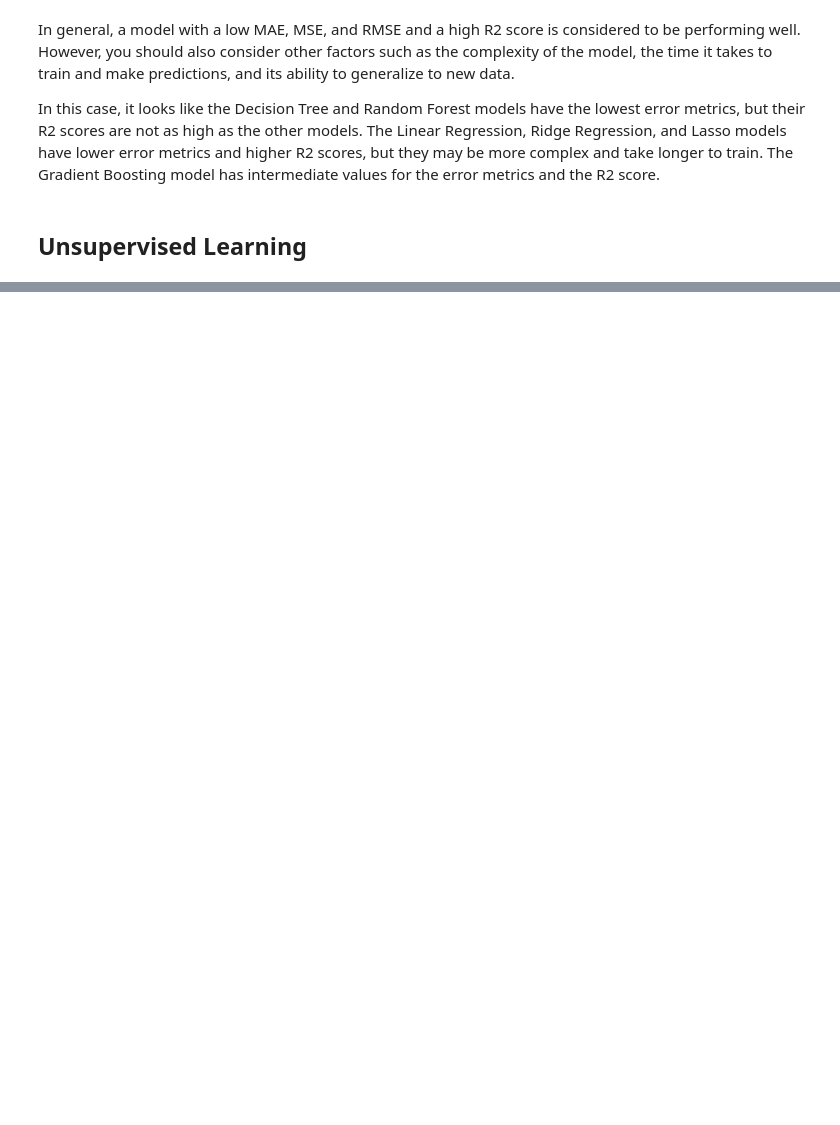
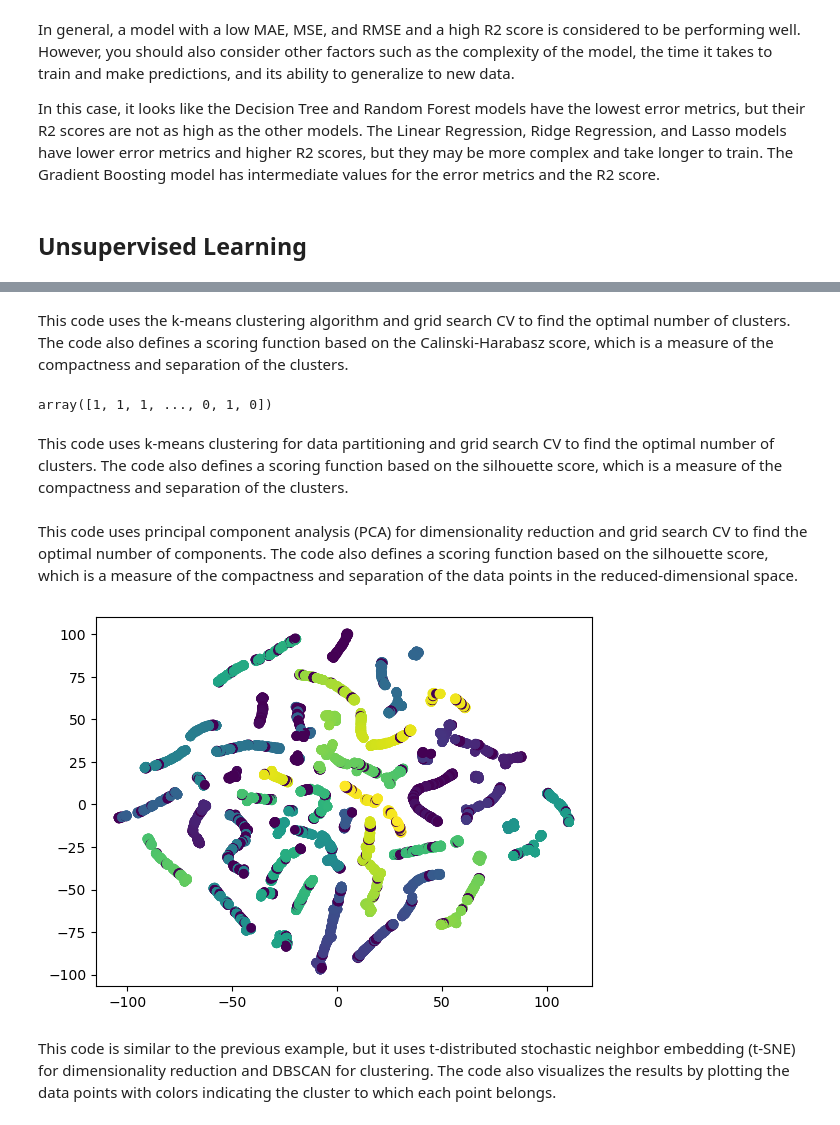
Before and after one commit to sba22222/CA2, a Jupyter notebook: CA2_TAKE2.ipynb, the cells around one changed output, grey strips where cells are left out. Drawn from its saved outputs; the diff is of its cells as text; code cells hidden in the pictures; blank space fills up the shorter version.

Commit message:
need to do some unsupervised learning

```diff
--- a/CA2_TAKE2.ipynb
+++ b/CA2_TAKE2.ipynb
@@ -1235,0 +1036,73 @@ ChatGPT: https://chat.openai.com/chat
+# %% [markdown]
+This code uses the k-means clustering algorithm and grid search CV to find the optimal number of clusters. The code also defines a scoring function based on the Calinski-Harabasz score, which is a measure of the compactness and separation of the clusters.
+# %%
+# Define the hyperparameter space for the unsupervised learning algorithm
+param_grid = {'n_clusters': [2, 3, 4],
+              'max_iter': [100, 200, 300]}
+
+# Define a scoring function
+def scoring_function(estimator, X, y):
+    return metrics.silhouette_score(X, estimator.predict(X))
+
+# Create a grid search object
+kmeans_grid_search = GridSearchCV(estimator=KMeans(), param_grid=param_grid, cv=5, scoring=scoring_function)
+
+# Fit the grid search object to the training data
+kmeans_grid_search.fit(X_scaled)
+
+# Train the model on the entire dataset using the best parameters
+best_kmeans = KMeans(**kmeans_grid_search.best_params_)
+best_kmeans.fit(X_scaled)
+
+# Calculate the cluster assignments
+cluster_assignments = best_kmeans.predict(X_scaled)
+cluster_assignments
+# %% [output]
+array([1, 1, 1, ..., 0, 1, 0])
+# %% [markdown]
+This code uses k-means clustering for data partitioning and grid search CV to find the optimal number of clusters. The code also defines a scoring function based on the silhouette score, which is a measure of the compactness and separation of the clusters.
+# %%
+from sklearn.decomposition import PCA
+
+# Define the hyperparameter space for the unsupervised learning algorithm
+param_grid = {'n_components': [2, 3, 4, 5],
+              'tol': [1e-4, 1e-3, 1e-2]}
+
+# Define a scoring function
+def scoring_function(estimator, X, y):
+    return metrics.silhouette_score(X, estimator.transform(X))
+
+# Create a grid search object
+pca_grid_search = GridSearchCV(estimator=PCA(), param_grid=param_grid, cv=5, scoring=scoring_function)
+
+# Fit the grid search object to the training data
+pca_grid_search.fit(X_scaled)
+
+# Train the model on the entire dataset using the best parameters
+best_pca = PCA(**pca_grid_search.best_params_)
+best_pca.fit(X_scaled)
+
+# Calculate the principal components
+principal_components = best_pca.transform(X_scaled)
+# %% [markdown]
+This code uses principal component analysis (PCA) for dimensionality reduction and grid search CV to find the optimal number of components. The code also defines a scoring function based on the silhouette score, which is a measure of the compactness and separation of the data points in the reduced-dimensional space.
+# %%
+from sklearn.manifold import TSNE
+from sklearn.manifold import TSNE
+from sklearn.cluster import DBSCAN
+
+# Apply a dimensionality reduction algorithm
+tsne = TSNE(n_components=2)
+X_reduced = tsne.fit_transform(X_scaled)
+
+# Apply a clustering algorithm
+dbscan = DBSCAN(eps=0.5, min_samples=5)
+clusters = dbscan.fit_predict(X_reduced)
+
+# Visualize the results
+plt.scatter(X_reduced[:, 0], X_reduced[:, 1], c=clusters)
+plt.show()
+# %% [output]
+[figure, added]
+# %% [markdown]
+This code is similar to the previous example, but it uses t-distributed stochastic neighbor embedding (t-SNE) for dimensionality reduction and DBSCAN for clustering. The code also visualizes the results by plotting the data points with colors indicating the cluster to which each point belongs.
```
Also changed, not shown: parts of 34 cells of this notebook.
